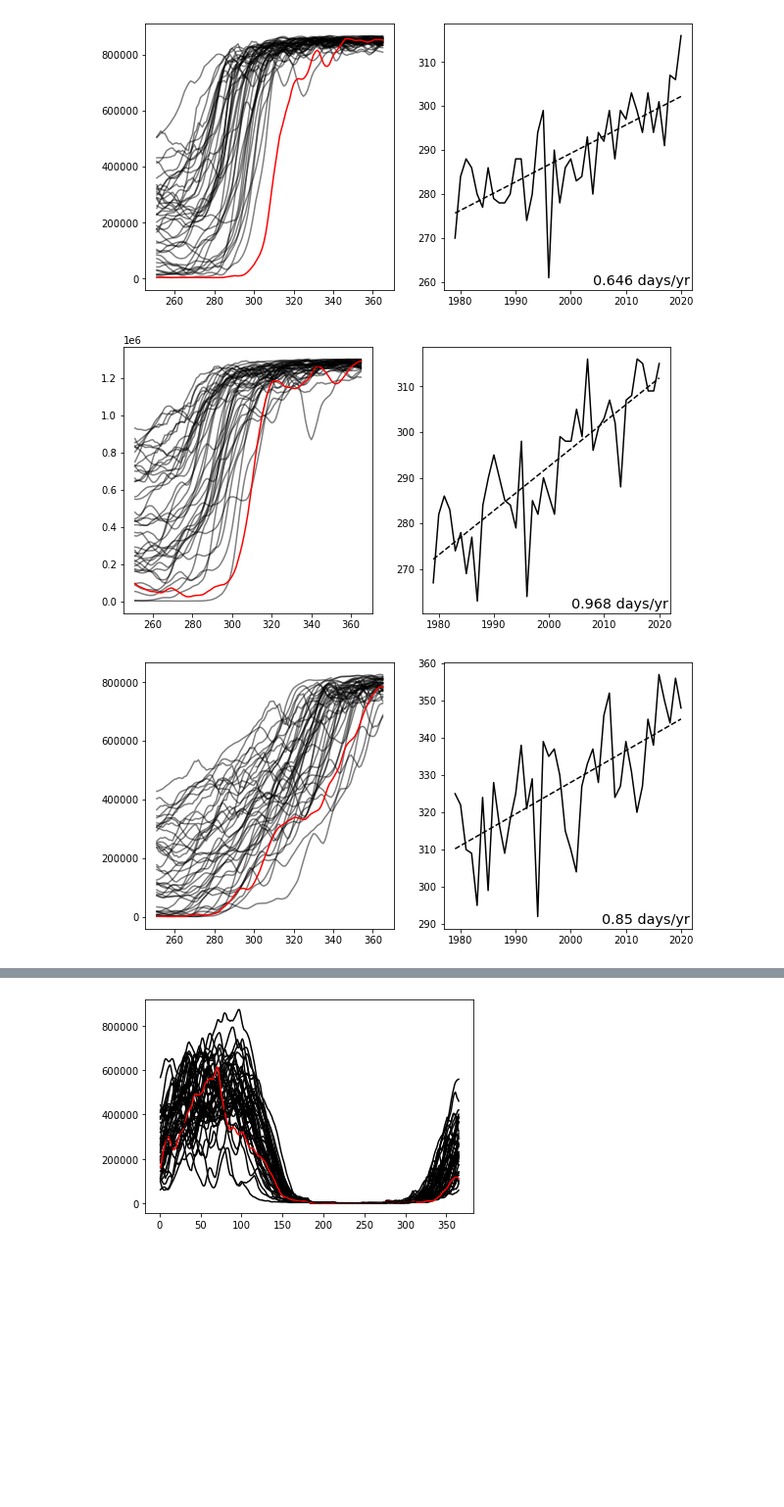
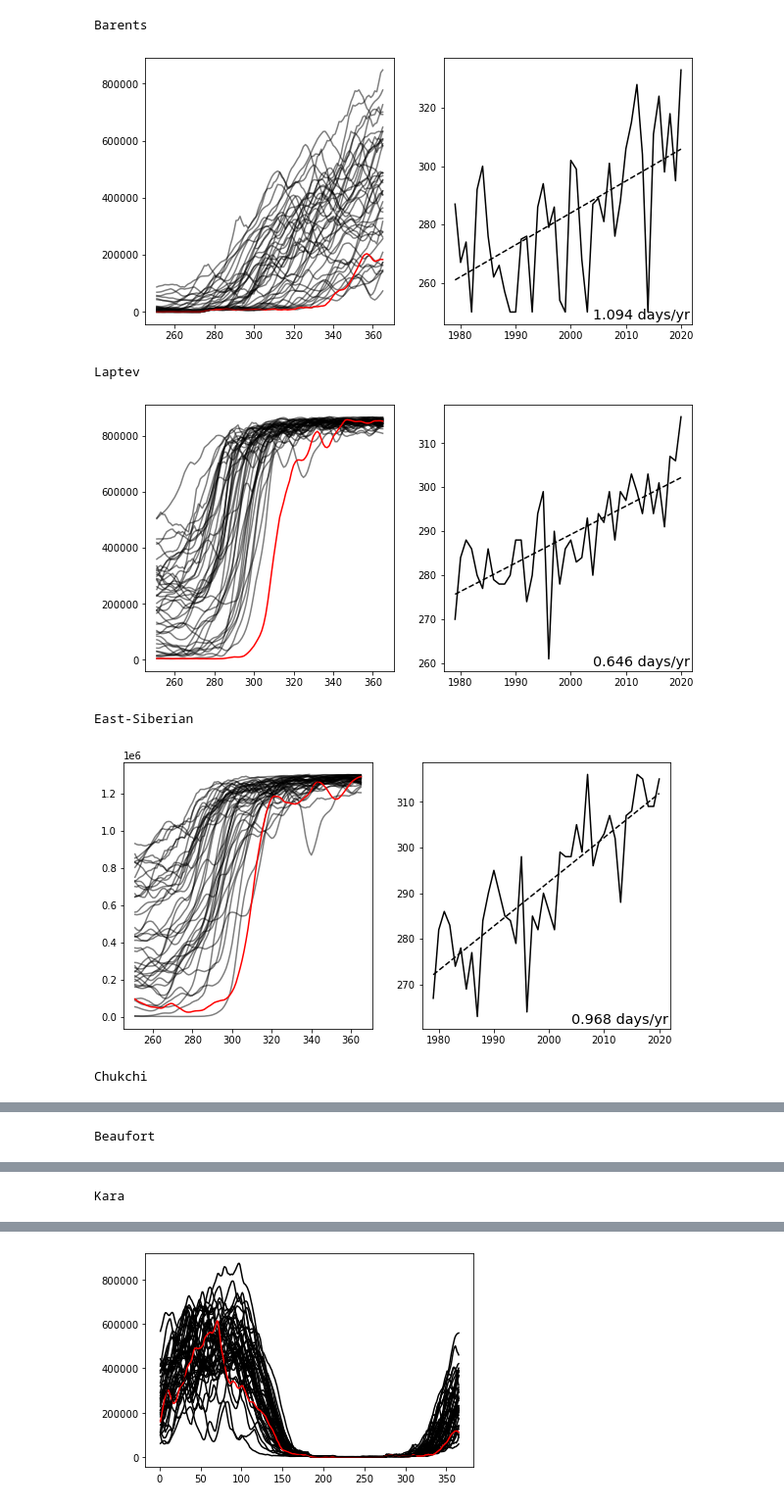
Before and after one commit to robbiemallett/book_chapter, a Jupyter notebook: notebooks/F7_multiregion_advance.ipynb, the cells around one changed output, grey strips where cells are left out. Shown: that part at 98% size. Cells and saved outputs as stored; diff of their text form; code cells hidden in the pictures; blank space fills up the shorter version.

```diff
--- a/notebooks/F7_multiregion_advance.ipynb
+++ b/notebooks/F7_multiregion_advance.ipynb
@@ -11,7 +11,8 @@ import cartopy.crs as ccrs
 answer_dict = {}
 
 for region, thresh in zip(
-                            ['Laptev',
+                            ['Barents',
+                             'Laptev',
                              'East-Siberian',
                              'Chukchi',
                              'Beaufort',
@@ -21,7 +22,8 @@ for region, thresh in zip(
                              'Baffin',
                              'Bering',
                             ],
-                            [600_000,
+                            [20_000,
+                             600_000,
                              1_000_000,
                              600_000,
                              800_000,
@@ -32,6 +34,8 @@ for region, thresh in zip(
                              50_000,
                             ],
                         ):
+
+    print(region)
 
     df = pd.read_excel('../data/nsidc/N_Sea_Ice_Index_Regional_Daily_Data_G02135_v3.0.xlsx',
                         sheet_name=f'{region}-Area-km^2')
@@ -58,33 +62,39 @@ for region, thresh in zip(
         if int(col) == 2020:
             color='r'; alpha=1
         else:
             color='k'; alpha=0.5
 
         doy_freezeup.append( np.argmax( np.array(df_late[col]) > thresh) + 250)
 
         ax1.plot(df_late[col],color=color,alpha=alpha)
 
     x,y = np.array(df.columns[1:-2]).astype(np.float32), np.array(doy_freezeup[1:-1]).astype(np.float32)
 
     ax2.plot(x, y,color='k')
 
     answer_dict[region] = (x,y)
 
 
     reg = linregress(x,y)
 
     ax2.plot([np.min(x),np.max(x)],
              [np.min(x)*reg[0]+reg[1],
               np.max(x)*reg[0]+reg[1] ],
               color='k',ls='--')
 
     ax2.annotate(xy=(0.99,0.02),ha='right',
                text=f'{np.round(reg[0],decimals=3)} days/yr',
                xycoords='axes fraction',
                fontsize='x-large')
 
     plt.show()
+
+#     break
 # %% [output]
+Barents
-[figure, old version]
+[figure, new version]
+Laptev
-[figure, old version]
+[figure, new version]
+East-Siberian
-[figure, old version]
+[figure, new version]
+Chukchi
@@ -91,0 +102 @@ for region, thresh in zip(
+Beaufort
@@ -92,0 +104 @@ for region, thresh in zip(
+Kara
```
Also changed, not shown: parts of 4 cells of this notebook, 8 other files.
